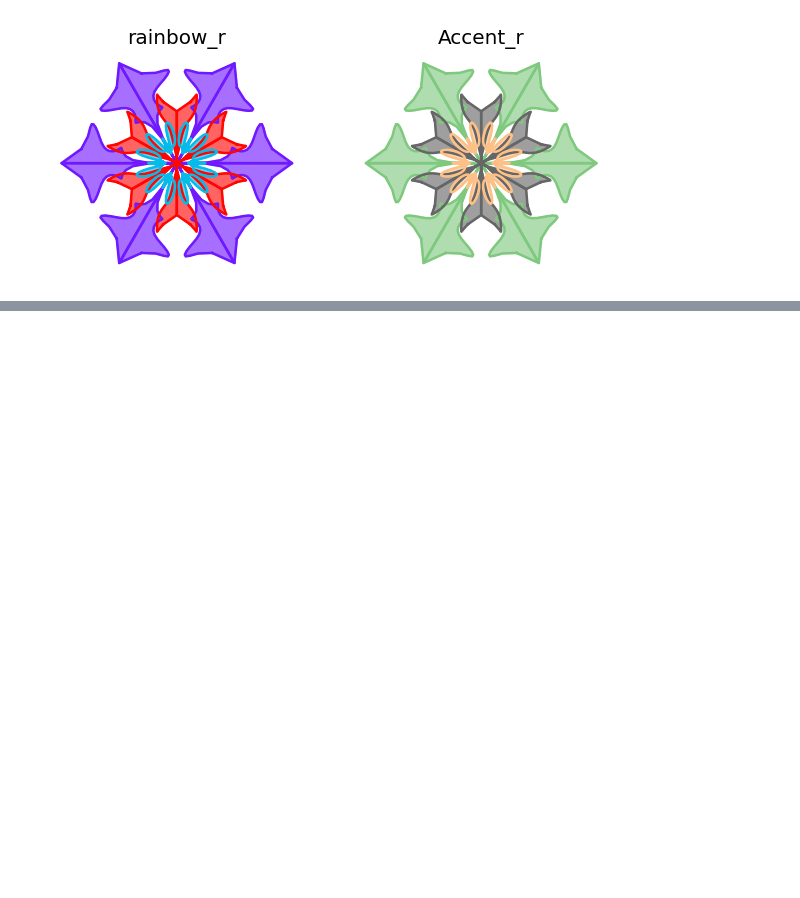
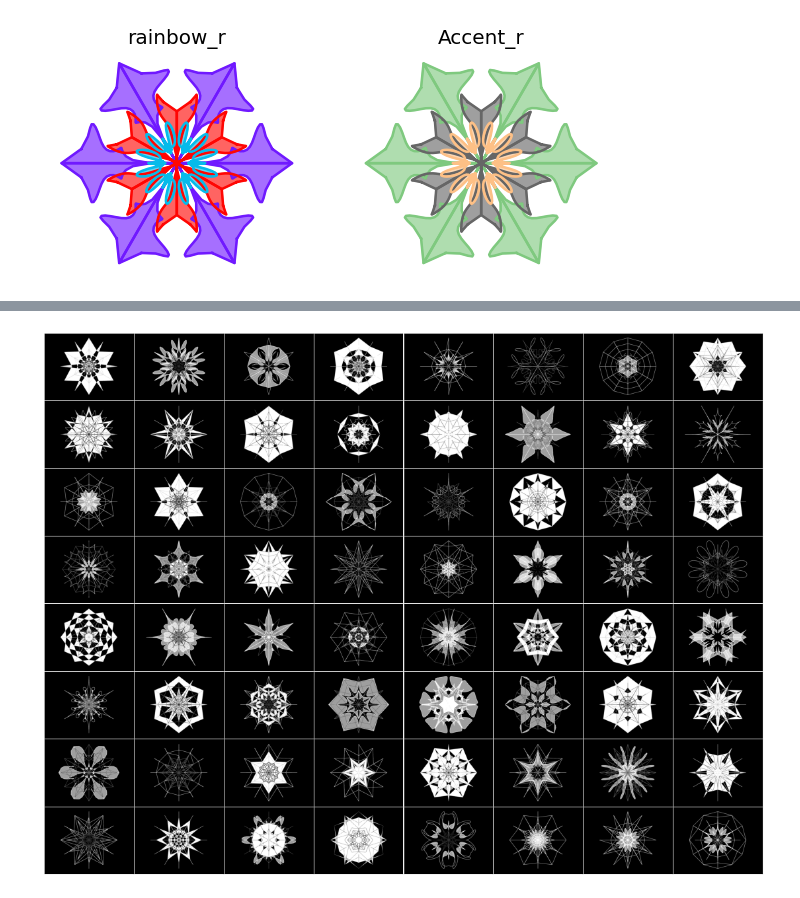
Before and after one commit to pain459/mandalaart, a Jupyter notebook: random_mandala_test.ipynb, the cells around one changed output, grey strips where cells are left out. Saved outputs shown, nothing was run; the diff lists cells and outputs as text; code cells hidden in the pictures; blank space fills up the shorter version.

```diff
--- a/random_mandala_test.ipynb
+++ b/random_mandala_test.ipynb
@@ -231,0 +245,44 @@ plt.close(fig)
+# %%
+# A list to accumulate random mandala images
+mandala_images = []
+
+# Generation loop
+random.seed(443)
+for i in range(64):
+
+    # Generate one random mandala figure
+    fig2 = random_mandala(n_rows=None,
+                          n_columns=None,
+                          radius=[8, 6, 3],
+                          rotational_symmetry_order=6,
+                          symmetric_seed=True,
+                          connecting_function='random',
+                          face_color="0.")
+    fig2.tight_layout()
+
+    # Convert the figure into an image and add it to the list
+    mandala_images = mandala_images + [figure_to_image(fig2)]
+
+    # Close figure to save memoru
+    plt.close(fig2)
+
+# Invert image colors
+mandala_images2 = [ImageOps.invert(img) for img in mandala_images]
+
+# Binarize images
+mandala_images3 = [im.convert('1') for im in mandala_images2]
+
+# Make a grid of images and display it
+fig3 = plt.figure(figsize=(14., 14.))
+grid = ImageGrid(fig3, 111,
+                 nrows_ncols=(8, 8),
+                 axes_pad=0.02,
+                 )
+
+for ax, img in zip(grid, mandala_images3):
+    ax.imshow(img)
+    ax.set(xticks=[], yticks=[])
+
+plt.show()
+# %% [output]
+[figure, added]
```
Also changed, not shown: parts of 2 cells of this notebook.
